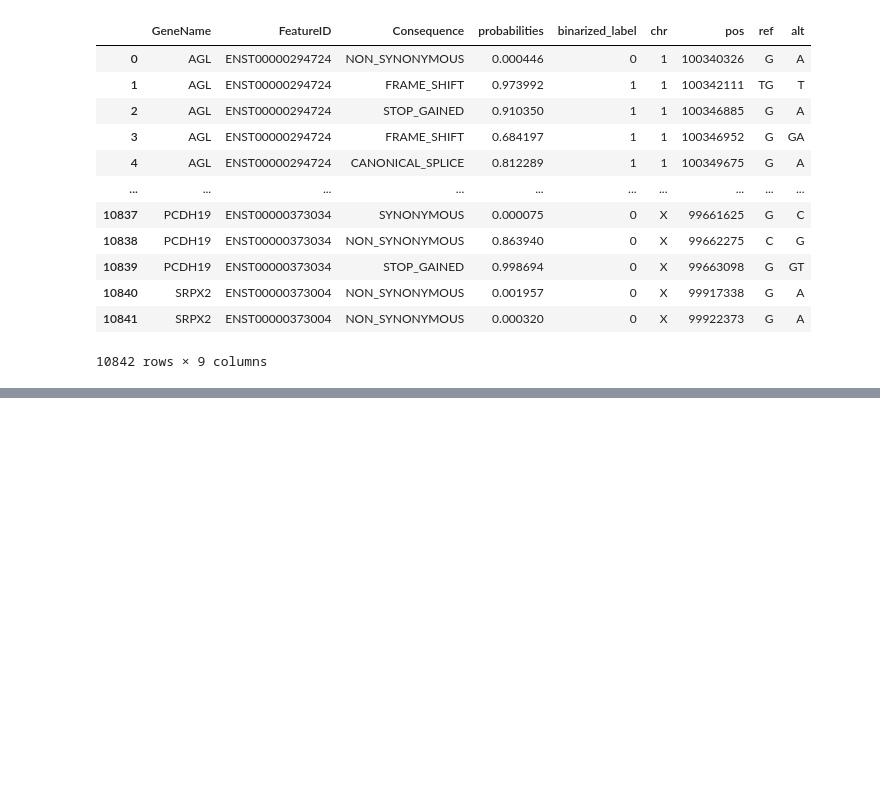
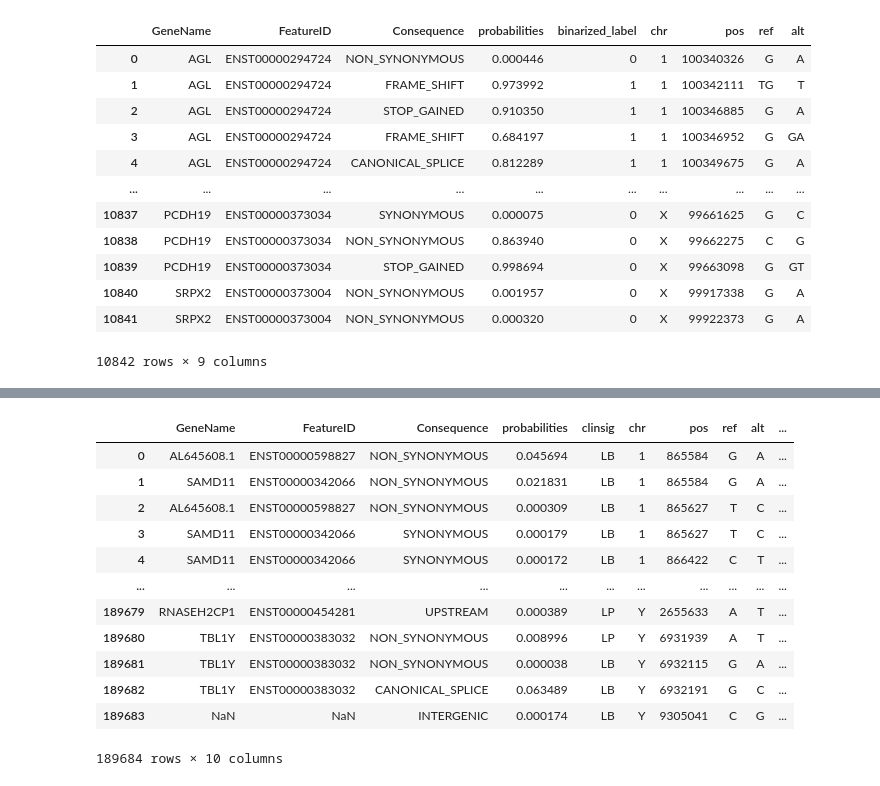
Before and after one commit to SietsmaRJ/capice_updatr, a Jupyter notebook: scripts/thresholds.ipynb, the cells around one changed output, grey strips where cells are left out. Drawn from its saved outputs; the diff is of its cells as text; code cells hidden in the pictures; blank space fills up the shorter version.

```diff
--- a/scripts/thresholds.ipynb
+++ b/scripts/thresholds.ipynb
@@ -205,0 +238,3 @@ n
+# %%
+labels_new = pd.read_csv('/home/rjsietsma/PycharmProjects/capice_updatr/datafiles/validate.csv.gz')
+labels_new
@@ -205,0 +255,3 @@ n
+# %%
+labels_new['chr_pos_ref_alt'] = labels_new[['#CHROM', 'POS', 'REF', 'ALT']].astype(str).agg('_'.join, axis=1)
+labels_new
@@ -205,0 +272,3 @@ n
+# %%
+data_new = pd.read_csv('/home/rjsietsma/PycharmProjects/capice_updatr/datafiles/cadd_14_37_annotated_validate_capice.tsv.gz', sep='\t')
+data_new
@@ -205,0 +306,22 @@ n
+# %%
+merge = data_new.merge(labels_new[['chr_pos_ref_alt', 'clinsig']])
+merge[['chr', 'pos', 'ref', 'alt']] = merge['chr_pos_ref_alt'].str.split('_', expand=True)
+merge.drop(columns='chr_pos_ref_alt', inplace=True)
+merge['binarized_label'] = 0
+merge.loc[merge[merge['clinsig'] == 'LP'].index, 'binarized_label'] = 1
+merge_original_columns = merge.columns
+merge
+# %% [output]
+|  | GeneName | FeatureID | Consequence | probabilities | clinsig | chr | pos | ref | alt | ... |
+| 0 | AL645608.1 | ENST00000598827 | NON_SYNONYMOUS | 0.045694 | LB | 1 | 865584 | G | A | ... |
+| 1 | SAMD11 | ENST00000342066 | NON_SYNONYMOUS | 0.021831 | LB | 1 | 865584 | G | A | ... |
+| 2 | AL645608.1 | ENST00000598827 | NON_SYNONYMOUS | 0.000309 | LB | 1 | 865627 | T | C | ... |
+| 3 | SAMD11 | ENST00000342066 | SYNONYMOUS | 0.000179 | LB | 1 | 865627 | T | C | ... |
+| 4 | SAMD11 | ENST00000342066 | SYNONYMOUS | 0.000172 | LB | 1 | 866422 | C | T | ... |
+| ... | ... | ... | ... | ... | ... | ... | ... | ... | ... | ... |
+| 189679 | RNASEH2CP1 | ENST00000454281 | UPSTREAM | 0.000389 | LP | Y | 2655633 | A | T | ... |
+| 189680 | TBL1Y | ENST00000383032 | NON_SYNONYMOUS | 0.008996 | LP | Y | 6931939 | A | T | ... |
+| 189681 | TBL1Y | ENST00000383032 | NON_SYNONYMOUS | 0.000038 | LB | Y | 6932115 | G | A | ... |
+| 189682 | TBL1Y | ENST00000383032 | CANONICAL_SPLICE | 0.063489 | LB | Y | 6932191 | G | C | ... |
+| 189683 | NaN | NaN | INTERGENIC | 0.000174 | LB | Y | 9305041 | C | G | ... |
+189684 rows × 10 columns
```
Also changed, not shown: parts of 22 cells of this notebook, 2 other files.
